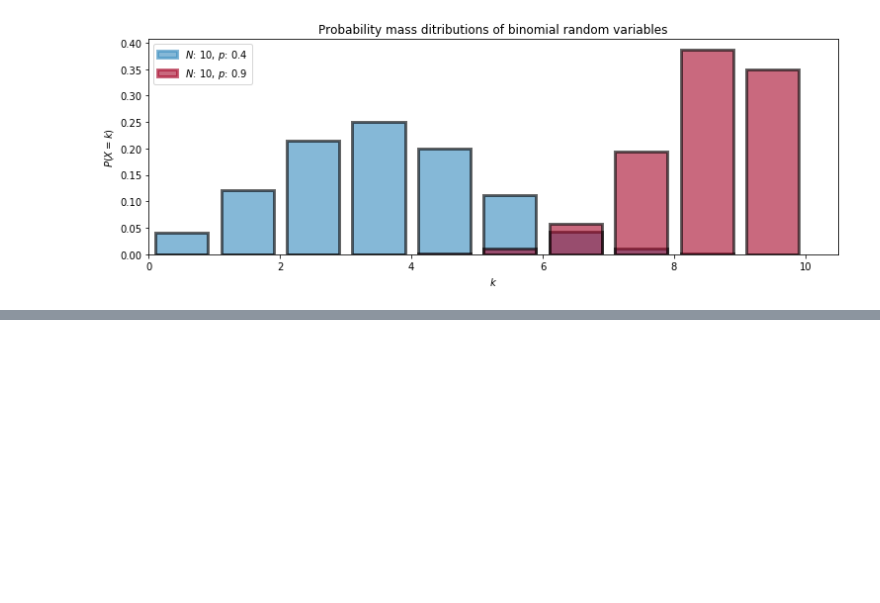
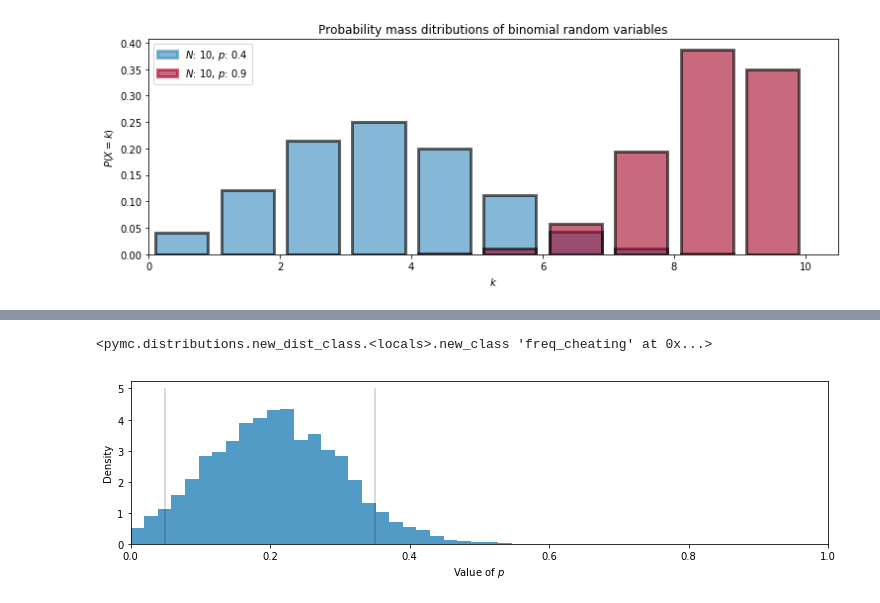
Before and after one commit to suna88/Bayesian-Methods-for-Hackers, a Jupyter notebook: chapter2.ipynb, the cells around one changed output, grey strips where cells are left out. Saved outputs shown, nothing was run; the diff lists cells and outputs as text; code cells hidden in the pictures; blank space fills up the shorter version.

```diff
--- a/chapter2.ipynb
+++ b/chapter2.ipynb
@@ -408,12 +408,15 @@ mcmc.sample(25000, 2500)
 # %%
 figsize(12.5, 3)
 
 p_trace=mcmc.trace("freq_cheating")[:]
-plt.hist(p_tracem histtype="stepfilled", normed=True, alpha=0.85, bins=30, color="#348ABD",
+plt.hist(p_trace, histtype="stepfilled", normed=True, alpha=0.85, bins=30, color="#348ABD",
         label="posterior distribution")
 plt.vlines([.05, .35], [0,0], [5,5], alpha=0.2)
 
 plt.xlim(0,1)
 plt.xlabel("Value of $p$")
 plt.ylabel("Density")
 p
+# %% [output]
+<pymc.distributions.new_dist_class.<locals>.new_class 'freq_cheating' at 0x...>
+[figure, added]
```
Also changed, not shown: parts of 23 cells of this notebook.
